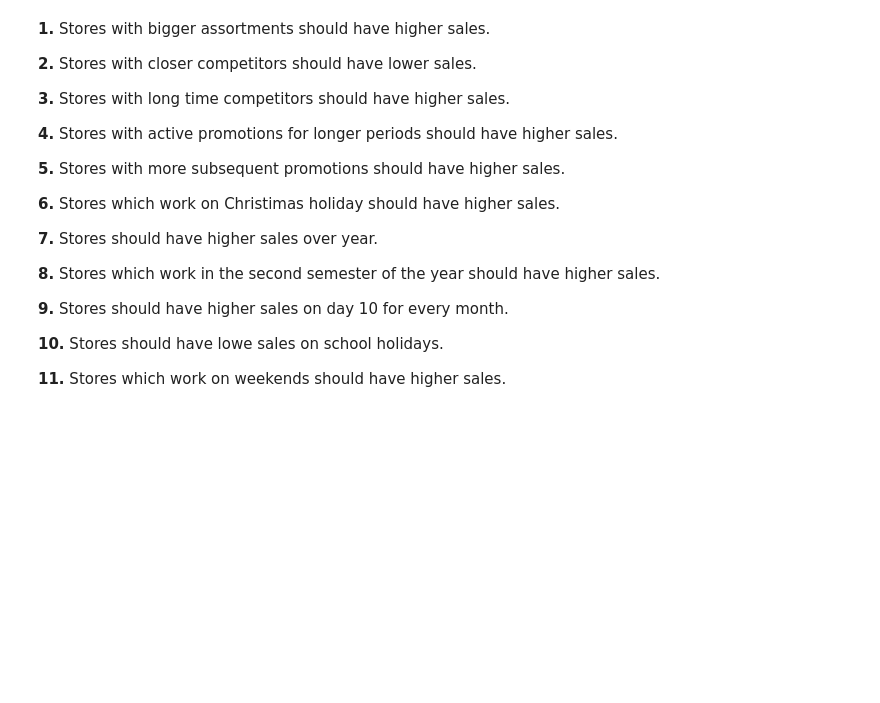
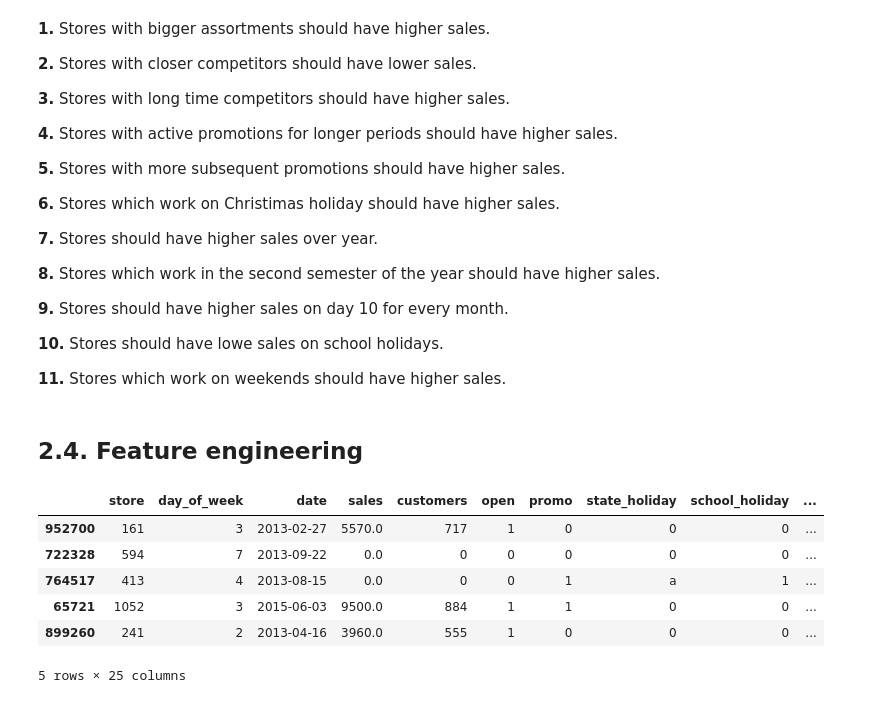
Before and after one commit to lucasquemelli/Rossman_Store_Sales, a Jupyter notebook: rossmann_store_sales.ipynb, the cells around one changed output. Cells and saved outputs as stored; diff of their text form; code cells hidden in the pictures; blank space fills up the shorter version.

Commit message:
Updated feature engineering

```diff
--- a/rossmann_store_sales.ipynb
+++ b/rossmann_store_sales.ipynb
@@ -655,6 +655,8 @@ Text(0.5, 0, 'Promotion interval')
 2. December is the month with the highest sales.
 # %% [markdown]
 # 2. Feature Engineering
+# %%
+df2 = df1.copy()
 # %% [markdown]
 ## 2.1. Hypotheses mind map
 # %% [markdown]
@@ -737,3 +739,36 @@ To create the final list, we must think about the hypotheses which may be tested
 **10.** Stores should have lowe sales on school holidays.
 
 **11.** Stores which work on weekends should have higher sales.
+# %% [markdown]
+## 2.4. Feature engineering
+# %%
+# year
+df2["year"] = df2["date"].dt.year
+
+# month
+df2["month"] = df2["date"].dt.month
+
+# day
+df2["day"] = df2["date"].dt.day
+
+# week of year
+df2["week_of_year"] = df2["date"].dt.weekofyear
+
+# year week
+df2["year_week"] = df2["date"].dt.strftime("%Y-%W")
+
+# competition since
+# promo since
+
+# assortment
+# state holiday
+# %%
+df2.sample(5)
+# %% [output]
+|  | store | day_of_week | date | sales | customers | open | promo | state_holiday | school_holiday | ... |
+| 952700 | 161 | 3 | 2013-02-27 | 5570.0 | 717 | 1 | 0 | 0 | 0 | ... |
+| 722328 | 594 | 7 | 2013-09-22 | 0.0 | 0 | 0 | 0 | 0 | 0 | ... |
+| 764517 | 413 | 4 | 2013-08-15 | 0.0 | 0 | 0 | 1 | a | 1 | ... |
+| 65721 | 1052 | 3 | 2015-06-03 | 9500.0 | 884 | 1 | 1 | 0 | 0 | ... |
+| 899260 | 241 | 2 | 2013-04-16 | 3960.0 | 555 | 1 | 0 | 0 | 0 | ... |
+5 rows × 25 columns
```
